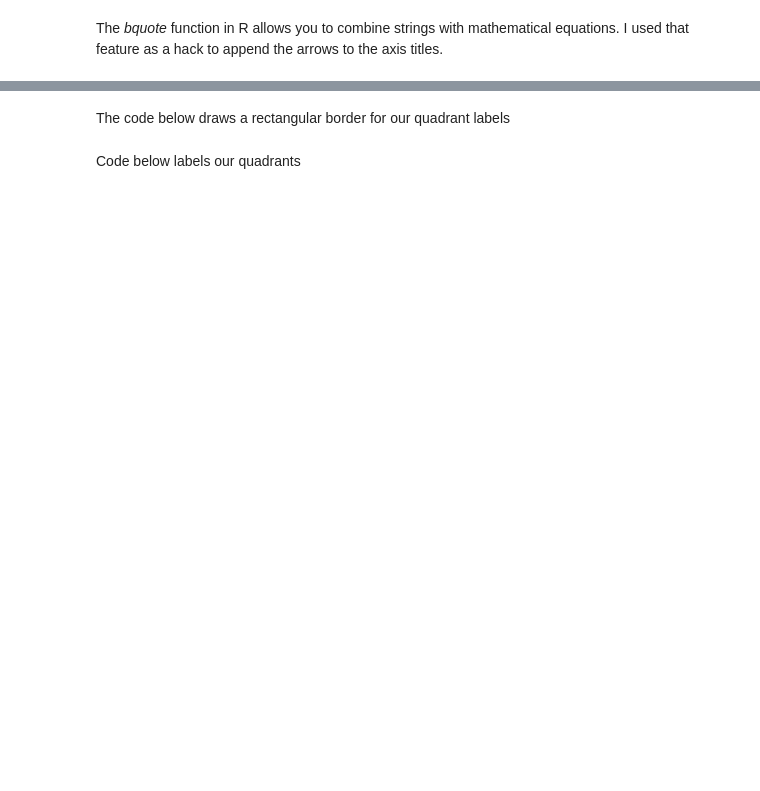
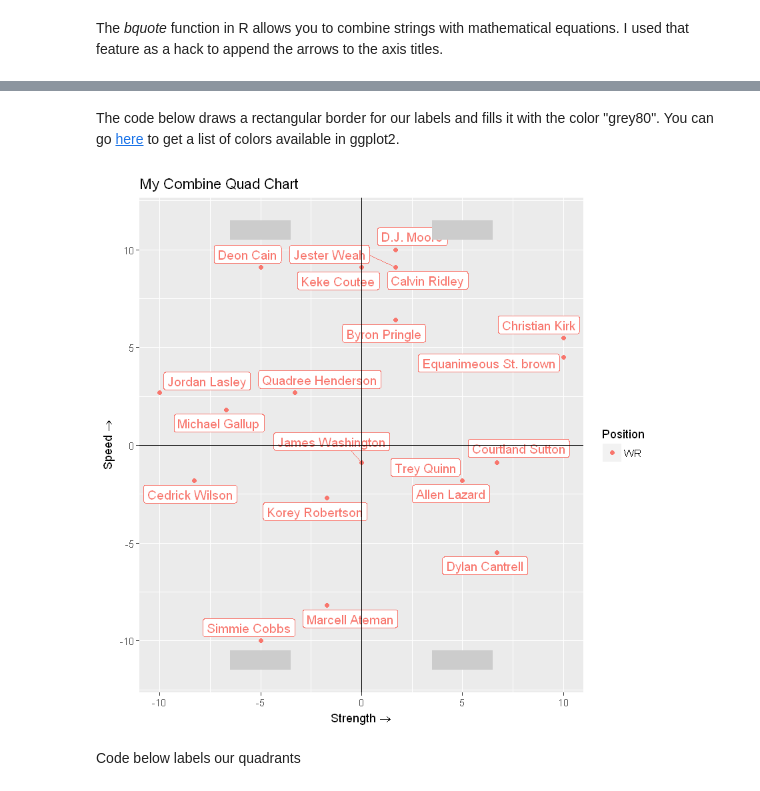
Before and after one commit to DieselAnalytics/CustomPowerBIQuadChartUsingR, a Jupyter notebook: RVizInJupyterLab.ipynb, the cells around one changed output, grey strips where cells are left out. Saved outputs shown, nothing was run; the diff lists cells and outputs as text; code cells hidden in the pictures; blank space fills up the shorter version.

```diff
--- a/RVizInJupyterLab.ipynb
+++ b/RVizInJupyterLab.ipynb
@@ -85,6 +113,6 @@ library(stringi)
 # %% [markdown]
 The code below reads in our data from a csv file to a R data frame.
 # %%
-filepath <- "C:/Users/rwade/Data/dataset.csv"
+filepath <- "./Data/dataset.csv"
 dataset <- read_csv(filepath)
 head(dataset)
@@ -127,12 +185,14 @@ p
-# %% [markdown]
-The code below draws a rectangular border for our quadrant labels
+# %% [markdown]
+The code below draws a rectangular border for our labels and fills it with the color "grey80". You can go [here](http://sape.inf.usi.ch/quick-reference/ggplot2/colour) to get a list of colors available in ggplot2.
 # %%
 p <- p +
-     annotate("rect", xmin = -3.5, xmax = -6.5, ymin = -11.5, ymax = -10.5, fill = "gray44") +
-     annotate("rect", xmin = -3.5, xmax = -6.5, ymin = 10.5, ymax = 11.5, fill = "gray44") +
-     annotate("rect", xmin = 3.5, xmax = 6.5, ymin = -11.5, ymax = -10.5, fill = "gray44") +
-     annotate("rect", xmin = 3.5, xmax = 6.5, ymin = 10.5, ymax = 11.5, fill = "gray44")
+     annotate("rect", xmin = -3.5, xmax = -6.5, ymin = -11.5, ymax = -10.5, fill = "grey80") +
+     annotate("rect", xmin = -3.5, xmax = -6.5, ymin = 10.5, ymax = 11.5, fill = "grey80") +
+     annotate("rect", xmin = 3.5, xmax = 6.5, ymin = -11.5, ymax = -10.5, fill = "grey80") +
+     annotate("rect", xmin = 3.5, xmax = 6.5, ymin = 10.5, ymax = 11.5, fill = "grey80")
 p
+# %% [output]
+[figure, added]
 # %% [markdown]
 Code below labels our quadrants
 # %%
```
Also changed, not shown: parts of 37 cells of this notebook.
